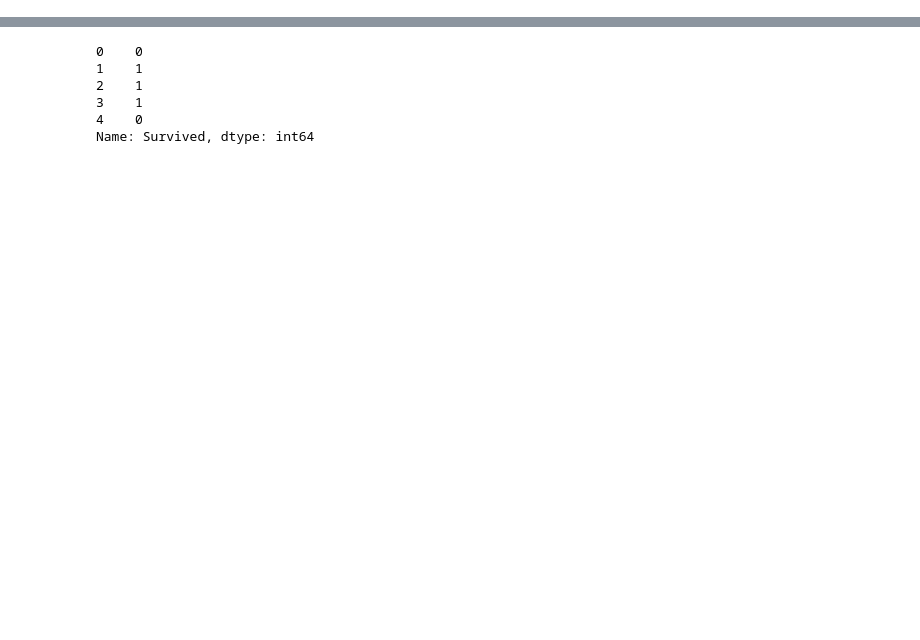
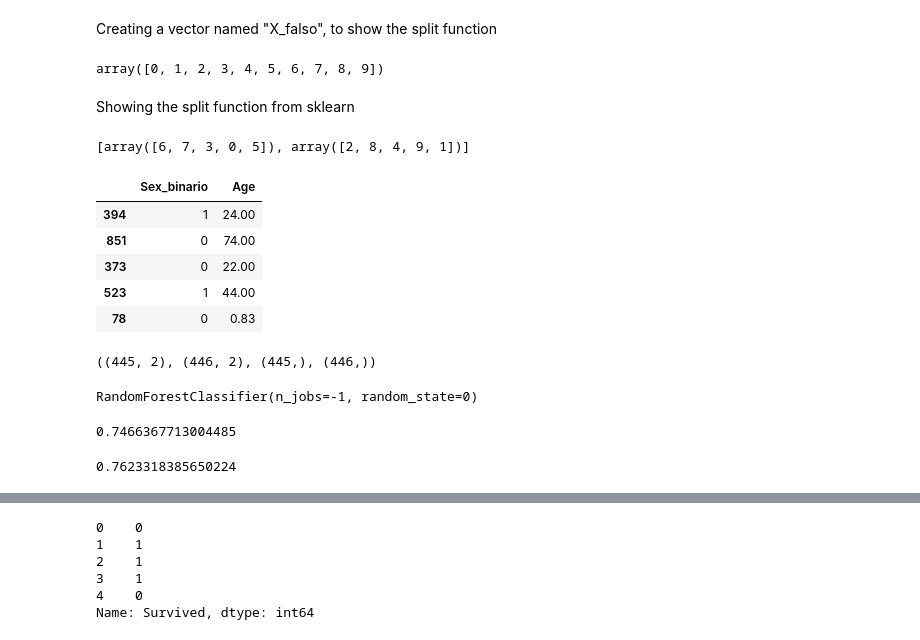
Before and after one commit to henriqueolvr/projects, a Jupyter notebook: titanic/titanic1.ipynb, the cells around one changed output, grey strips where cells are left out. Drawn from its saved outputs; the diff is of its cells as text; code cells hidden in the pictures; blank space fills up the shorter version.

```diff
--- a/titanic/titanic1.ipynb
+++ b/titanic/titanic1.ipynb
@@ -4,6 +14,14 @@ import numpy as np
 # %%
 train = pd.read_csv("train.csv")
 test = pd.read_csv("test.csv")
+
+train['Sex_binario'] = train['Sex'].map(transformar_sexo)
+test['Sex_binario'] = test['Sex'].map(transformar_sexo)
+
+variaveis = ['Sex_binario', 'Age']
+
+X = train[variaveis].fillna(-1)
+y = train['Survived']
 # %%
 train.head()
 # %% [output]
@@ -15,0 +38,35 @@ train.head()
+# %% [markdown]
+Creating a vector named "X_falso", to show the split function
+# %%
+X_falso = np.arange(10)
+X_falso
+# %% [output]
+array([0, 1, 2, 3, 4, 5, 6, 7, 8, 9])
+# %% [markdown]
+Showing the split function from sklearn
+# %%
+np.random.seed(0)
+train_test_split(X_falso, test_size = 0.5)
+# %% [output]
+[array([6, 7, 3, 0, 5]), array([2, 8, 4, 9, 1])]
+# %%
+np.random.seed(1)
+X_treino, X_valid, y_treino, y_valid = train_test_split(X, y, test_size = 0.5)
+# %%
+X_treino.head()
+# %% [output]
+|  | Sex_binario | Age |
+| 394 | 1 | 24.00 |
+| 851 | 0 | 74.00 |
+| 373 | 0 | 22.00 |
+| 523 | 1 | 44.00 |
+| 78 | 0 | 0.83 |
+# %%
+X_treino.shape, X_valid.shape, y_treino.shape, y_valid.shape
+# %% [output]
+((445, 2), (446, 2), (445,), (446,))
+# %%
+modelo = RandomForestClassifier(n_estimators = 100, n_jobs = -1, random_state = 0)
+modelo.fit(X_treino, y_treino)
+# %% [output]
+RandomForestClassifier(n_jobs=-1, random_state=0)
@@ -15,0 +75,9 @@ train.head()
+# %%
+np.mean(y_valid == p)
+# %% [output]
+0.7466367713004485
+# %%
+p = (X_valid['Sex_binario'] == 1).astype(np.int64)
+np.mean(y_valid == p)
+# %% [output]
+0.7623318385650224
```
Also changed, not shown: parts of 35 cells of this notebook, 4 other files.
